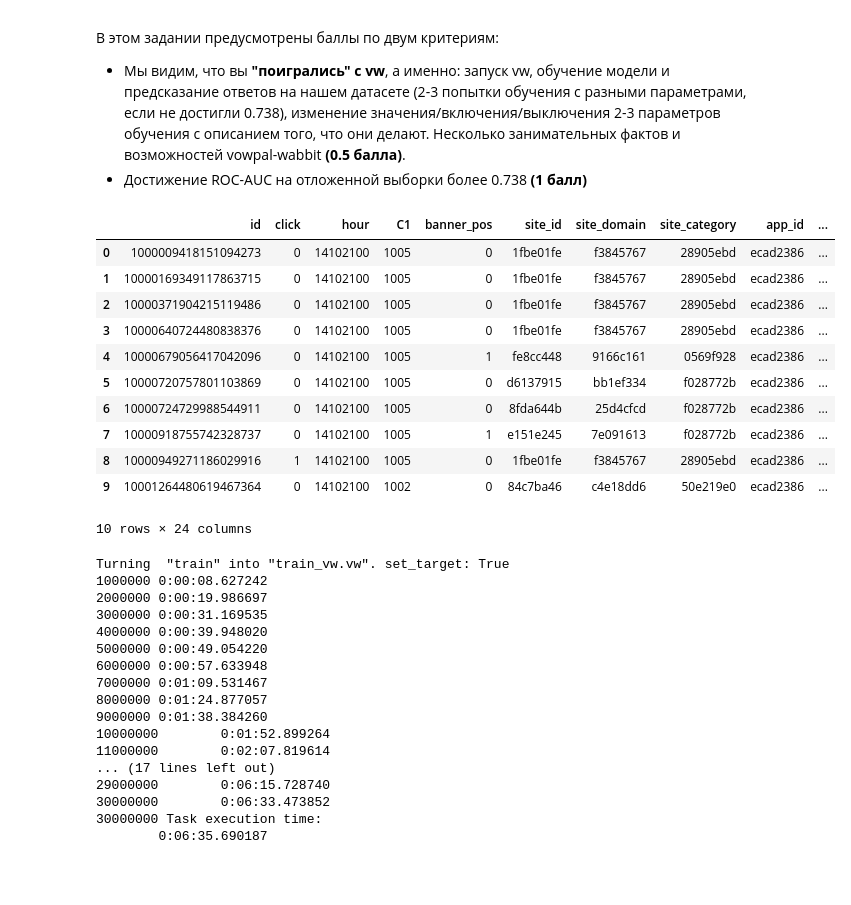
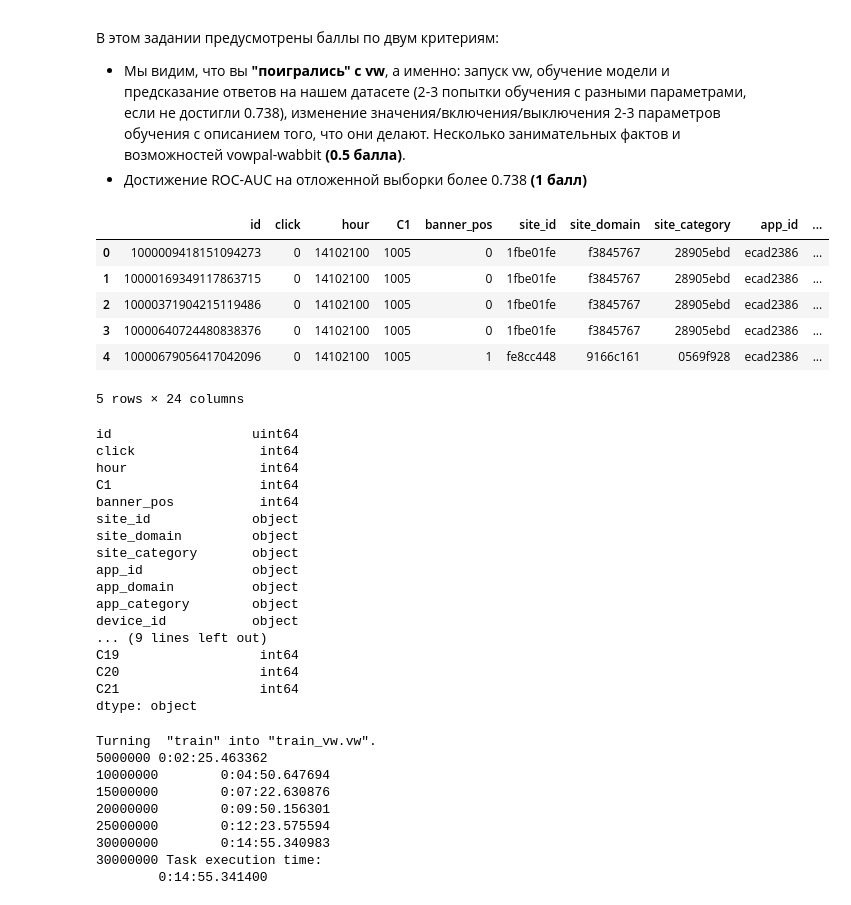
Before and after one commit to Tytskiy/Study, a Jupyter notebook: mmp-fall-2020/mmro/mmro-3/homework-practice-3-TytskiyVlad.ipynb, the cells around one changed output. Drawn from its saved outputs; the diff is of its cells as text; code cells hidden in the pictures; blank space fills up the shorter version.

```diff
--- a/mmp-fall-2020/mmro/mmro-3/homework-practice-3-TytskiyVlad.ipynb
+++ b/mmp-fall-2020/mmro/mmro-3/homework-practice-3-TytskiyVlad.ipynb
@@ -1245,24 +1245,39 @@ __Задание 13.__ Работа с vowpal wabbit.
 - Мы видим, что вы **"поигрались" с vw**, а именно: запуск vw, обучение модели и предсказание ответов на нашем датасете (2-3 попытки обучения с разными параметрами, если не достигли 0.738), изменение значения/включения/выключения 2-3 параметров обучения с описанием того, что они делают. Несколько занимательных фактов и возможностей vowpal-wabbit __(0.5 балла)__.
 - Достижение ROC-AUC на отложенной выборки более 0.738 __(1 балл)__
 # %%
-chunk = pd.read_csv("train",chunksize=300)
+chunk = pd.read_csv("train",chunksize=10000)
 # %%
-df= pd.DataFrame(chunk.get_chunk(300))
+df= pd.DataFrame(chunk.get_chunk(10000))
 # %%
-df.head(10)
+df.head(5)
 # %% [output]
 |  | id | click | hour | C1 | banner_pos | site_id | site_domain | site_category | app_id | ... |
 | 0 | 1000009418151094273 | 0 | 14102100 | 1005 | 0 | 1fbe01fe | f3845767 | 28905ebd | ecad2386 | ... |
 | 1 | 10000169349117863715 | 0 | 14102100 | 1005 | 0 | 1fbe01fe | f3845767 | 28905ebd | ecad2386 | ... |
 | 2 | 10000371904215119486 | 0 | 14102100 | 1005 | 0 | 1fbe01fe | f3845767 | 28905ebd | ecad2386 | ... |
 | 3 | 10000640724480838376 | 0 | 14102100 | 1005 | 0 | 1fbe01fe | f3845767 | 28905ebd | ecad2386 | ... |
 | 4 | 10000679056417042096 | 0 | 14102100 | 1005 | 1 | fe8cc448 | 9166c161 | 0569f928 | ecad2386 | ... |
-| 5 | 10000720757801103869 | 0 | 14102100 | 1005 | 0 | d6137915 | bb1ef334 | f028772b | ecad2386 | ... |
-| 6 | 10000724729988544911 | 0 | 14102100 | 1005 | 0 | 8fda644b | 25d4cfcd | f028772b | ecad2386 | ... |
-| 7 | 10000918755742328737 | 0 | 14102100 | 1005 | 1 | e151e245 | 7e091613 | f028772b | ecad2386 | ... |
-| 8 | 10000949271186029916 | 1 | 14102100 | 1005 | 0 | 1fbe01fe | f3845767 | 28905ebd | ecad2386 | ... |
-| 9 | 10001264480619467364 | 0 | 14102100 | 1002 | 0 | 84c7ba46 | c4e18dd6 | 50e219e0 | ecad2386 | ... |
-10 rows × 24 columns
+5 rows × 24 columns
+# %%
+df.dtypes
+# %% [output]
+id                  uint64
+click                int64
+hour                 int64
+C1                   int64
+banner_pos           int64
+site_id             object
+site_domain         object
+site_category       object
+app_id              object
+app_domain          object
+app_category        object
+device_id           object
+... (9 lines left out)
+C19                  int64
+C20                  int64
+C21                  int64
+dtype: object
 # %%
 import datetime
 from datetime import datetime
@@ -1315,24 +1343,16 @@ def csv_to_vw(loc_csv, loc_output, set_target=True,
     output_file.close()
     print("%s Task execution time:\n\t%s" % (counter, str(datetime.now() - start)))
 # %%
-csv_to_vw("train", "train_vw.vw", set_target=True,
-          columns=df.columns, target_pos=1, id_pos=0, verbose=1000000, size=int(30e6))
+csv_to_vw("train", "train_vw.vw", importance_1=8,
+          columns=df.columns, target_pos=1, id_pos=0, verbose=5000000, size=int(30e6))
 # %% [output]
-Turning  "train" into "train_vw.vw". set_target: True
-1000000 0:00:08.627242
-2000000 0:00:19.986697
-3000000 0:00:31.169535
-4000000 0:00:39.948020
-5000000 0:00:49.054220
-6000000 0:00:57.633948
-7000000 0:01:09.531467
-8000000 0:01:24.877057
-9000000 0:01:38.384260
-10000000        0:01:52.899264
-11000000        0:02:07.819614
-... (17 lines left out)
-29000000        0:06:15.728740
-30000000        0:06:33.473852
+Turning  "train" into "train_vw.vw".
+5000000 0:02:25.463362
+10000000        0:04:50.647694
+15000000        0:07:22.630876
+20000000        0:09:50.156301
+25000000        0:12:23.575594
+30000000        0:14:55.340983
 30000000 Task execution time:
-        0:06:35.690187
+        0:14:55.341400
 # %%
```
Also changed, not shown: parts of 15 cells of this notebook.
